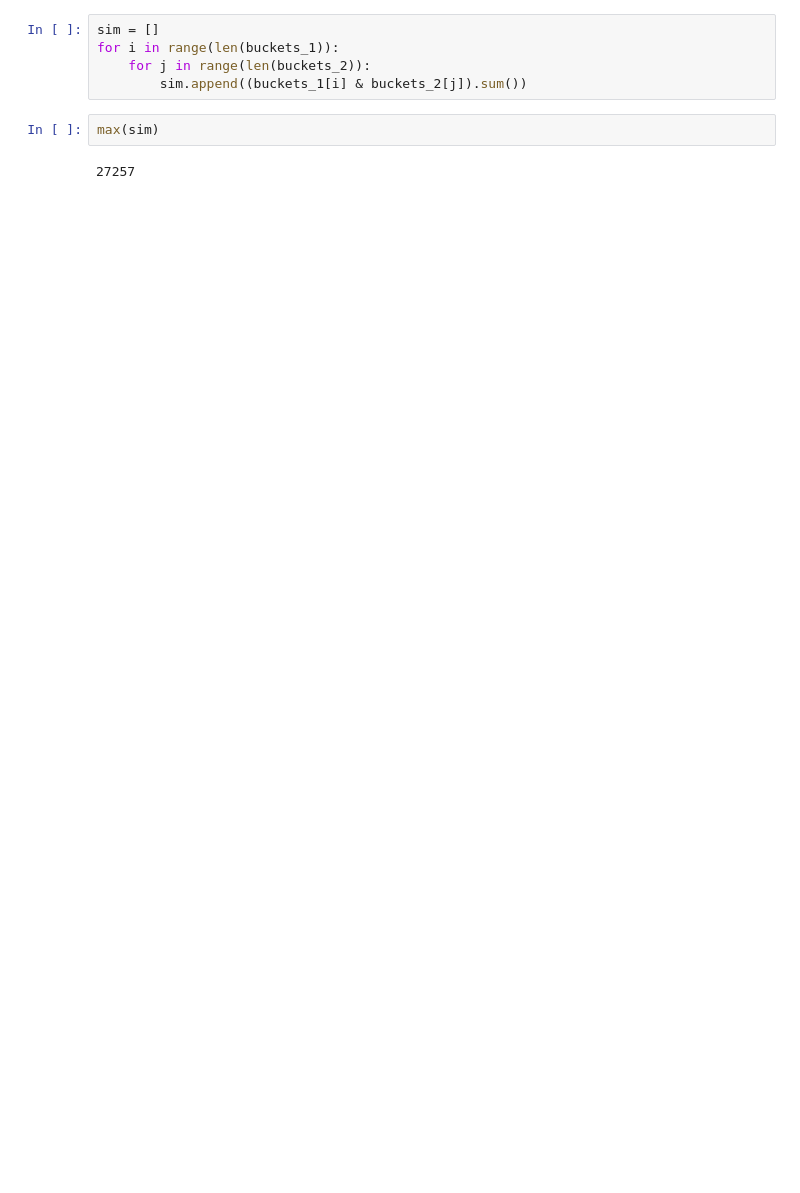
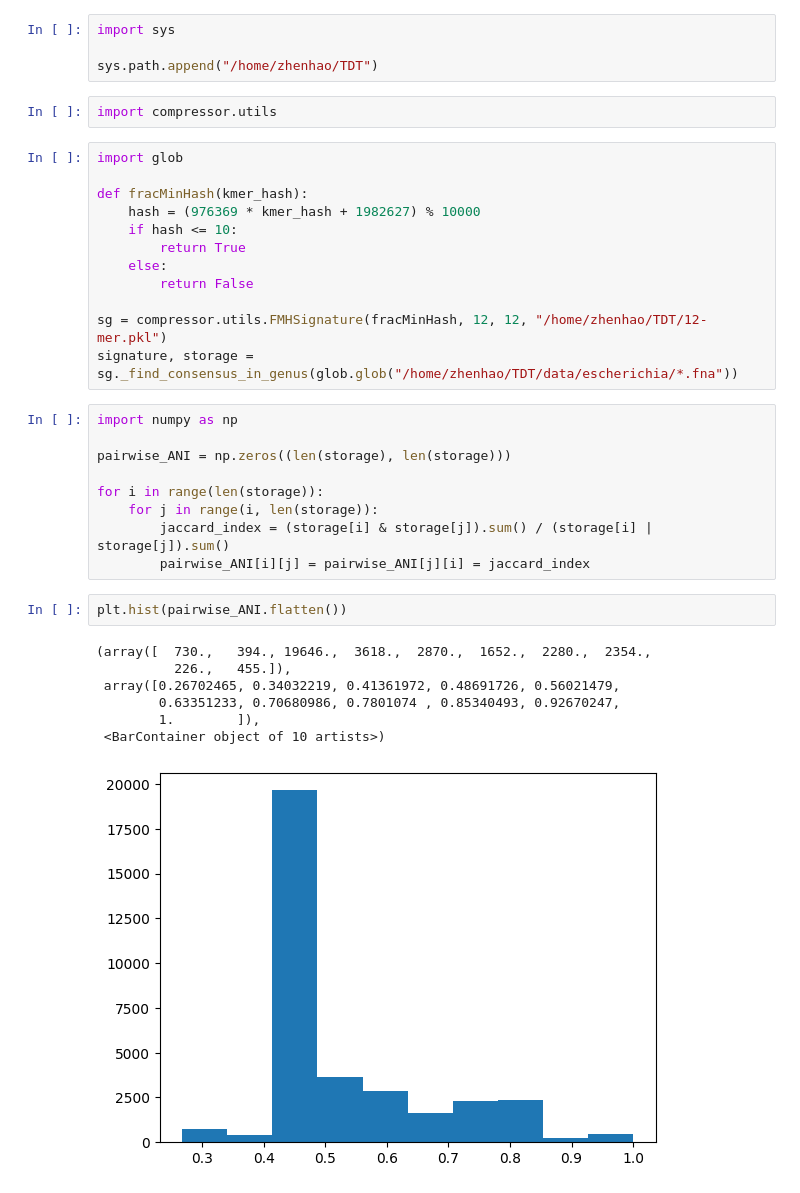
Before and after one commit to GZHoffie/TDT, a Jupyter notebook: compressor/test.ipynb, the cells around one changed output. Cells and saved outputs as stored; diff of their text form; blank space fills up the shorter version.

```diff
--- a/compressor/test.ipynb
+++ b/compressor/test.ipynb
@@ -51,9 +1,37 @@ buckets_2 = read_buckets_from_file("../data/2745495.fna", bucket_len, overlap_le
-# %%
-sim = []
-for i in range(len(buckets_1)):
-    for j in range(len(buckets_2)):
-        sim.append((buckets_1[i] & buckets_2[j]).sum())
-# %%
-max(sim)
-# %% [output]
-27257
+# %%
+import sys
+
+sys.path.append("/home/zhenhao/TDT")
+# %%
+import compressor.utils
+# %%
+import glob
+
+def fracMinHash(kmer_hash):
+    hash = (976369 * kmer_hash + 1982627) % 10000
+    if hash <= 10:
+        return True
+    else:
+        return False
+
+sg = compressor.utils.FMHSignature(fracMinHash, 12, 12, "/home/zhenhao/TDT/12-mer.pkl")
+signature, storage = sg._find_consensus_in_genus(glob.glob("/home/zhenhao/TDT/data/escherichia/*.fna"))
+# %%
+import numpy as np
+
+pairwise_ANI = np.zeros((len(storage), len(storage)))
+
+for i in range(len(storage)):
+    for j in range(i, len(storage)):
+        jaccard_index = (storage[i] & storage[j]).sum() / (storage[i] | storage[j]).sum()
+        pairwise_ANI[i][j] = pairwise_ANI[j][i] = jaccard_index
+# %%
+plt.hist(pairwise_ANI.flatten())
+# %% [output]
+(array([  730.,   394., 19646.,  3618.,  2870.,  1652.,  2280.,  2354.,
+          226.,   455.]),
+ array([0.26702465, 0.34032219, 0.41361972, 0.48691726, 0.56021479,
+        0.63351233, 0.70680986, 0.7801074 , 0.85340493, 0.92670247,
+        1.        ]),
+ <BarContainer object of 10 artists>)
+[figure, added]
```
Also changed, not shown: parts of 23 cells of this notebook, 4 other files.
